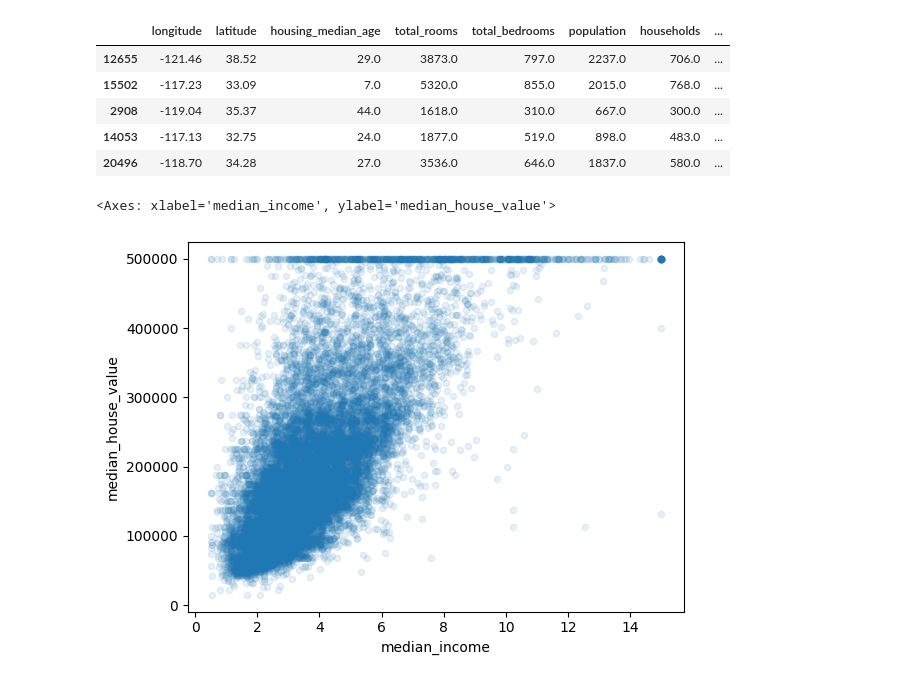
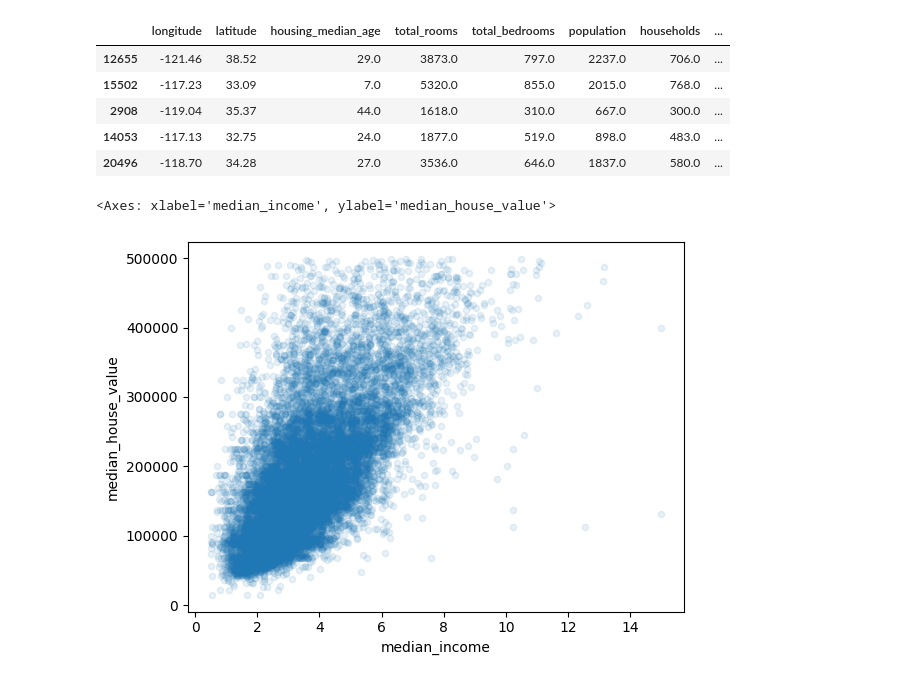
Before and after one commit to SleGort/Hands-On-ML-CH2, a Jupyter notebook: notebooks/main.ipynb, the cells around one changed output. Saved outputs shown, nothing was run; the diff lists cells and outputs as text; code cells hidden in the pictures.

Commit message:
removed data quirks

```diff
--- a/notebooks/main.ipynb
+++ b/notebooks/main.ipynb
@@ -30,8 +33,9 @@ import numpy as np
 import pandas as pd
 # %%
 housing["income_cat"] = pd.cut(
-    housing["median_income"], bins=[0.0, 1.5, 3.0, 4.5, 6.0, np.inf],
-    labels=[1,2,3,4,5]
+    housing["median_income"],
+    bins=[0.0, 1.5, 3.0, 4.5, 6.0, np.inf],
+    labels=[1, 2, 3, 4, 5],
 )
 # %%
 housing["income_cat"].hist()
@@ -114,10 +128,12 @@ housing_stratified.plot(kind = "scatter", x ="median_income", y="median_house_va
 # Assuming 'housing' is your DataFrame
 
 # Identify and filter out the quirk values
-quirk_values = [500000, 450000, 350000, 280000]
+quirk_values = [500001, 500000, 450000, 350000, 280000]
 
 # Filter the DataFrame to remove rows with these quirk values
-housing_filtered = housing_stratified[~housing_stratified['median_house_value'].isin(quirk_values)]
+housing_filtered = housing_stratified[
+    ~housing_stratified["median_house_value"].isin(quirk_values)
+]
 
 # Display the filtered DataFrame
 housing_filtered.head()
@@ -129,7 +145,9 @@ housing_filtered.head()
 | 14053 | -117.13 | 32.75 | 24.0 | 1877.0 | 519.0 | 898.0 | 483.0 | ... |
 | 20496 | -118.70 | 34.28 | 27.0 | 3536.0 | 646.0 | 1837.0 | 580.0 | ... |
 # %%
-housing_filtered.plot(kind = "scatter", x ="median_income", y="median_house_value", alpha=0.1)
+housing_filtered.plot(
+    kind="scatter", x="median_income", y="median_house_value", alpha=0.1
+)
 # %% [output]
 <Axes: xlabel='median_income', ylabel='median_house_value'>
-[figure, old version]
+[figure, new version]
```
Also changed, not shown: parts of 6 cells of this notebook, 1 other file.
